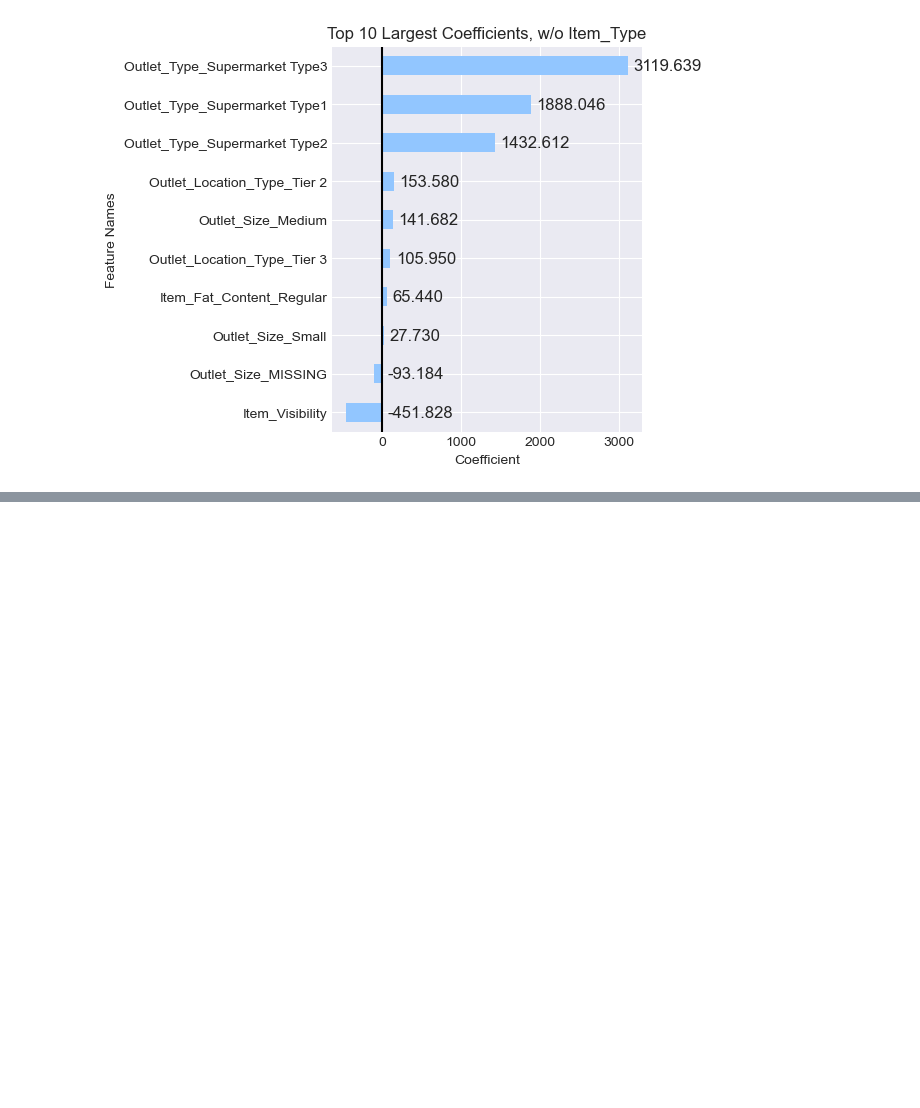
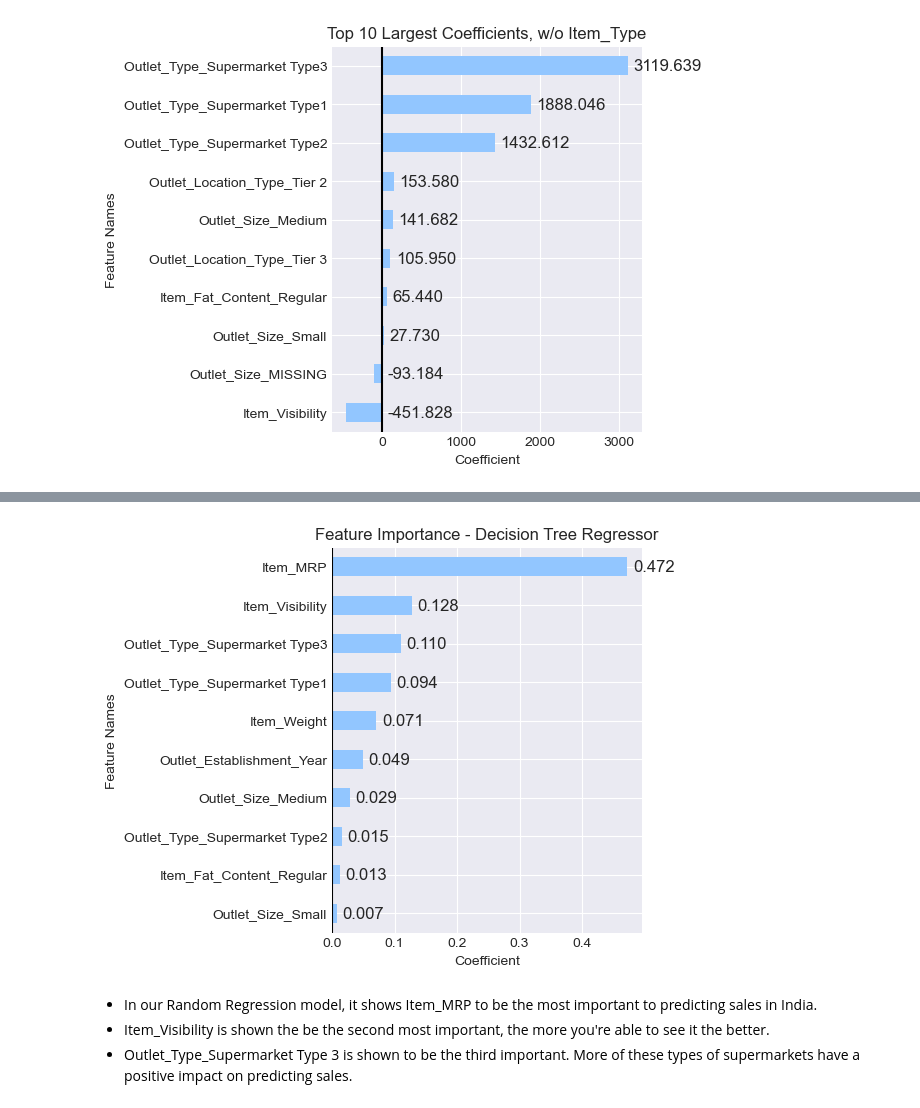
Before and after one commit to CaillahR/Importances-and-Coefficients, a Jupyter notebook: Part 1.ipynb, the cells around one changed output, grey strips where cells are left out. Saved outputs shown, nothing was run; the diff lists cells and outputs as text; code cells hidden in the pictures; blank space fills up the shorter version.

```diff
--- a/Part 1.ipynb
+++ b/Part 1.ipynb
@@ -1322,0 +1276,9 @@ dict_keys(['X_train', 'y_train', 'X_test', 'y_test', 'preprocessor', 'LinearRegr
+# %%
+ax = plot_coeffs(importances,top_n=10, annotate=True);
+ax.set_title('Feature Importance - Decision Tree Regressor');
+# %% [output]
+[figure, added]
+# %% [markdown]
+- In our Random Regression model, it shows Item_MRP to be the most important to predicting sales in India.
+- Item_Visibility is shown the be the second most important, the more you're able to see it the better.
+- Outlet_Type_Supermarket Type 3 is shown to be the third important. More of these types of supermarkets have a positive impact on predicting sales.
```
Also changed, not shown: parts of 73 cells of this notebook, 1 other file.
